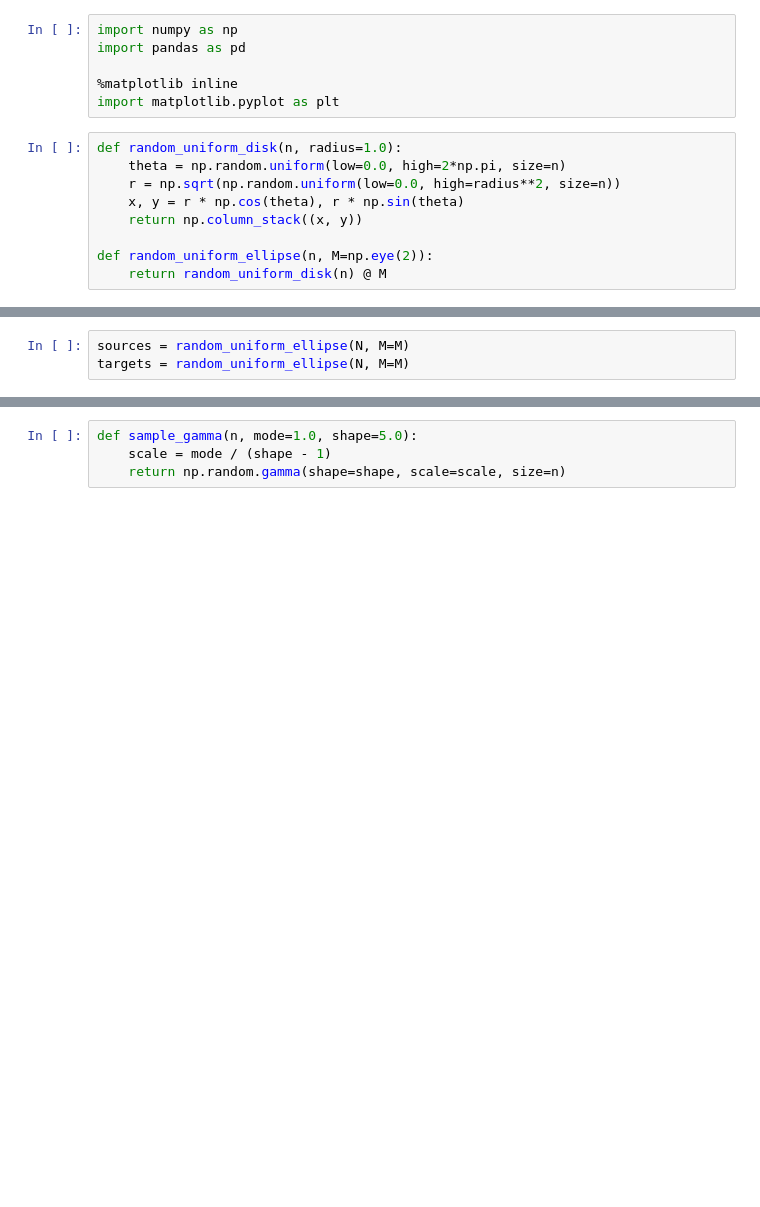
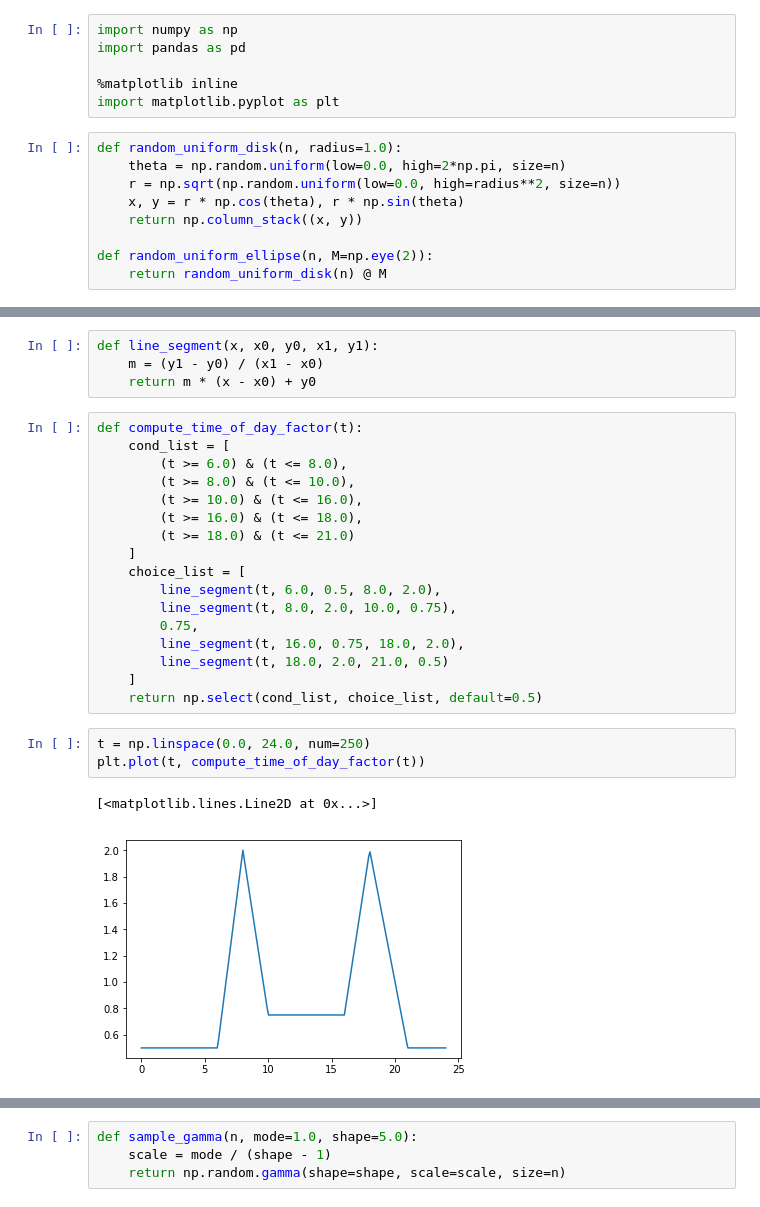
Before and after one commit to madrury/commute-times, a Jupyter notebook: commute-times.ipynb, the cells around one changed output, grey strips where cells are left out. Drawn from its saved outputs; the diff is of its cells as text; blank space fills up the shorter version.

```diff
--- a/commute-times.ipynb
+++ b/commute-times.ipynb
@@ -25,3 +25,27 @@ plt.scatter(p[:, 0], p[:, 1], alpha=0.01)
-# %%
-sources = random_uniform_ellipse(N, M=M)
-targets = random_uniform_ellipse(N, M=M)
+# %%
+def line_segment(x, x0, y0, x1, y1):
+    m = (y1 - y0) / (x1 - x0)
+    return m * (x - x0) + y0
+# %%
+def compute_time_of_day_factor(t):
+    cond_list = [
+        (t >= 6.0) & (t <= 8.0),
+        (t >= 8.0) & (t <= 10.0),
+        (t >= 10.0) & (t <= 16.0),
+        (t >= 16.0) & (t <= 18.0),
+        (t >= 18.0) & (t <= 21.0)
+    ]
+    choice_list = [
+        line_segment(t, 6.0, 0.5, 8.0, 2.0),
+        line_segment(t, 8.0, 2.0, 10.0, 0.75),
+        0.75,
+        line_segment(t, 16.0, 0.75, 18.0, 2.0),
+        line_segment(t, 18.0, 2.0, 21.0, 0.5)
+    ]
+    return np.select(cond_list, choice_list, default=0.5)
+# %%
+t = np.linspace(0.0, 24.0, num=250)
+plt.plot(t, compute_time_of_day_factor(t))
+# %% [output]
+[<matplotlib.lines.Line2D at 0x...>]
+[figure, added]
```
Also changed, not shown: parts of 15 cells of this notebook.
